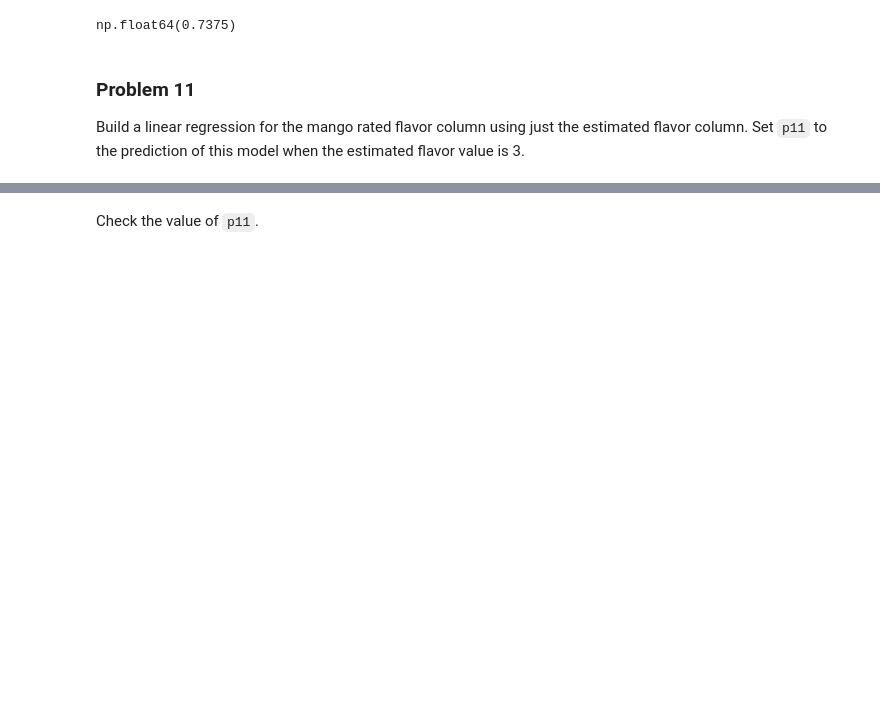
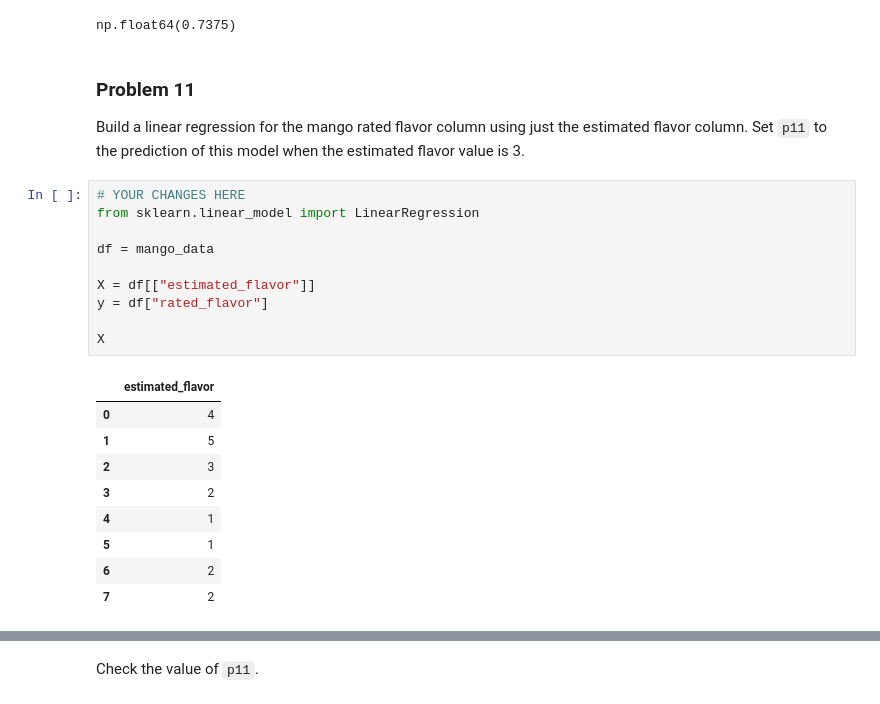
Before and after one commit to akamatt1/dx601-homework-03, a Jupyter notebook: homework.ipynb, the cells around one changed output, grey strips where cells are left out. Drawn from its saved outputs; the diff is of its cells as text; blank space fills up the shorter version.

```diff
--- a/homework.ipynb
+++ b/homework.ipynb
@@ -335,3 +335,23 @@ np.float64(0.7375)
 
 Build a linear regression for the mango rated flavor column using just the estimated flavor column.
 Set `p11` to the prediction of this model when the estimated flavor value is 3.
+# %%
+# YOUR CHANGES HERE
+from sklearn.linear_model import LinearRegression
+
+df = mango_data
+
+X = df[["estimated_flavor"]]
+y = df["rated_flavor"]
+
+X
+# %% [output]
+|  | estimated_flavor |
+| 0 | 4 |
+| 1 | 5 |
+| 2 | 3 |
+| 3 | 2 |
+| 4 | 1 |
+| 5 | 1 |
+| 6 | 2 |
+| 7 | 2 |
```
Also changed, not shown: parts of 12 cells of this notebook.
